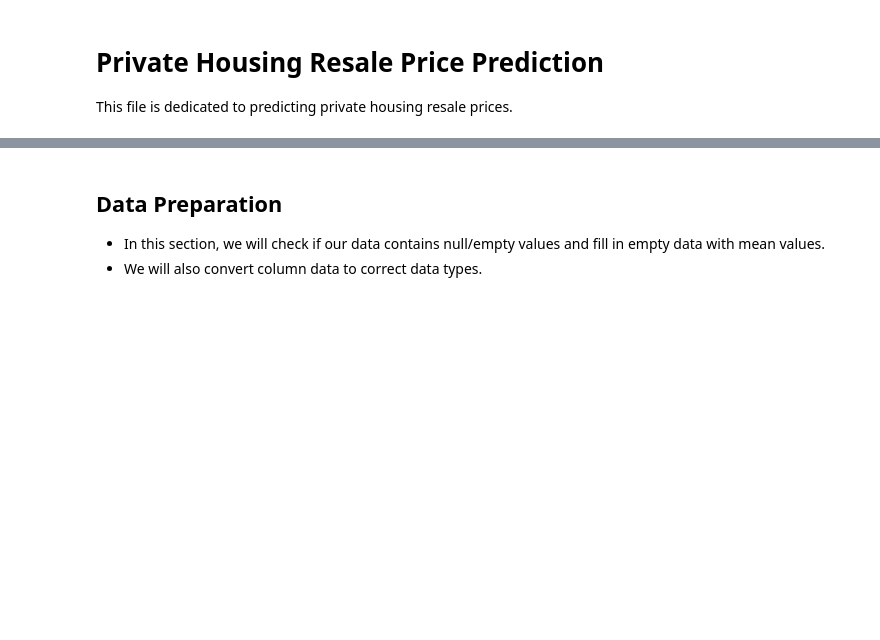
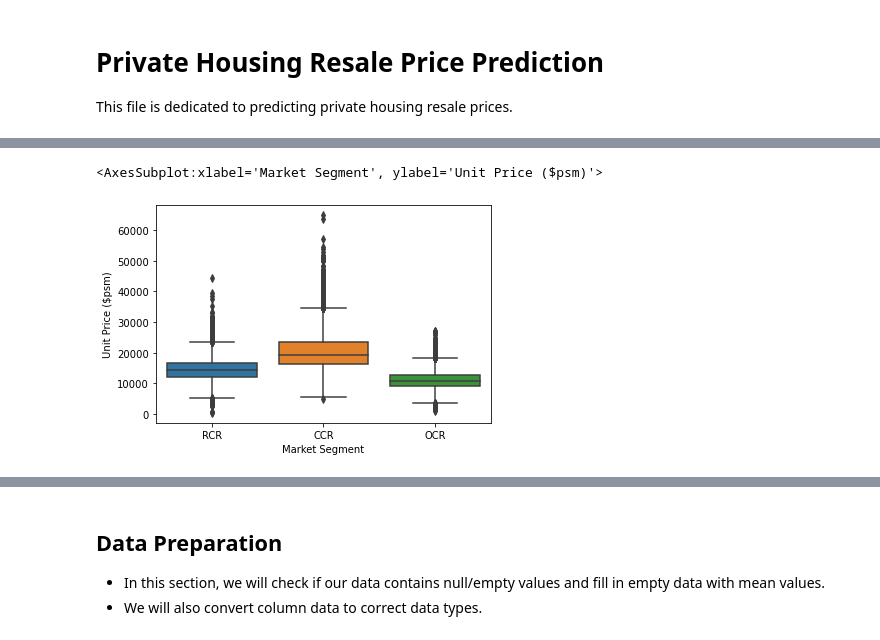
Before and after one commit to muhdhasan/Island-Property-Group, a Jupyter notebook: training/sales-private-prediction.ipynb, the cells around one changed output, grey strips where cells are left out. Drawn from its saved outputs; the diff is of its cells as text; code cells hidden in the pictures; blank space fills up the shorter version.

```diff
--- a/training/sales-private-prediction.ipynb
+++ b/training/sales-private-prediction.ipynb
@@ -88,0 +101,5 @@ privateDf.describe()
+# %%
+sns.boxplot(x="Market Segment", y="Unit Price ($psm)", data=privateDf)
+# %% [output]
+<AxesSubplot:xlabel='Market Segment', ylabel='Unit Price ($psm)'>
+[figure, added]
```
Also changed, not shown: parts of 16 cells of this notebook, 2 other files.
